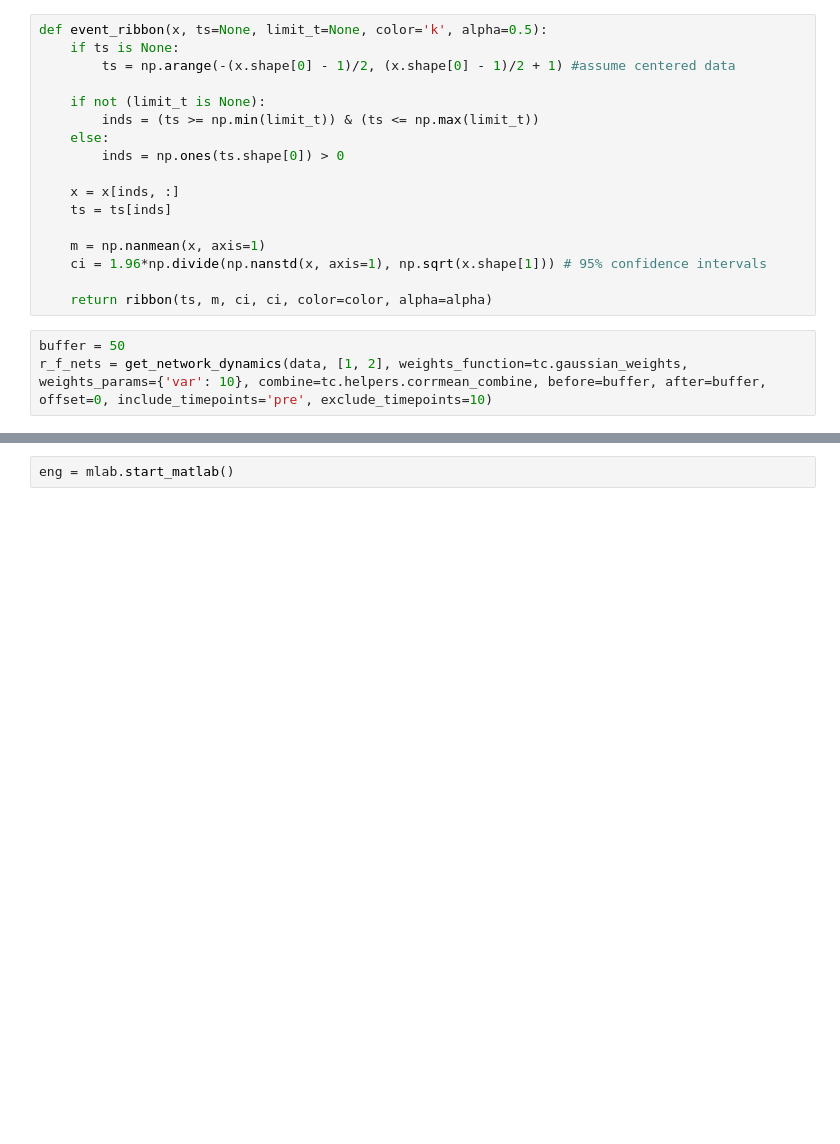
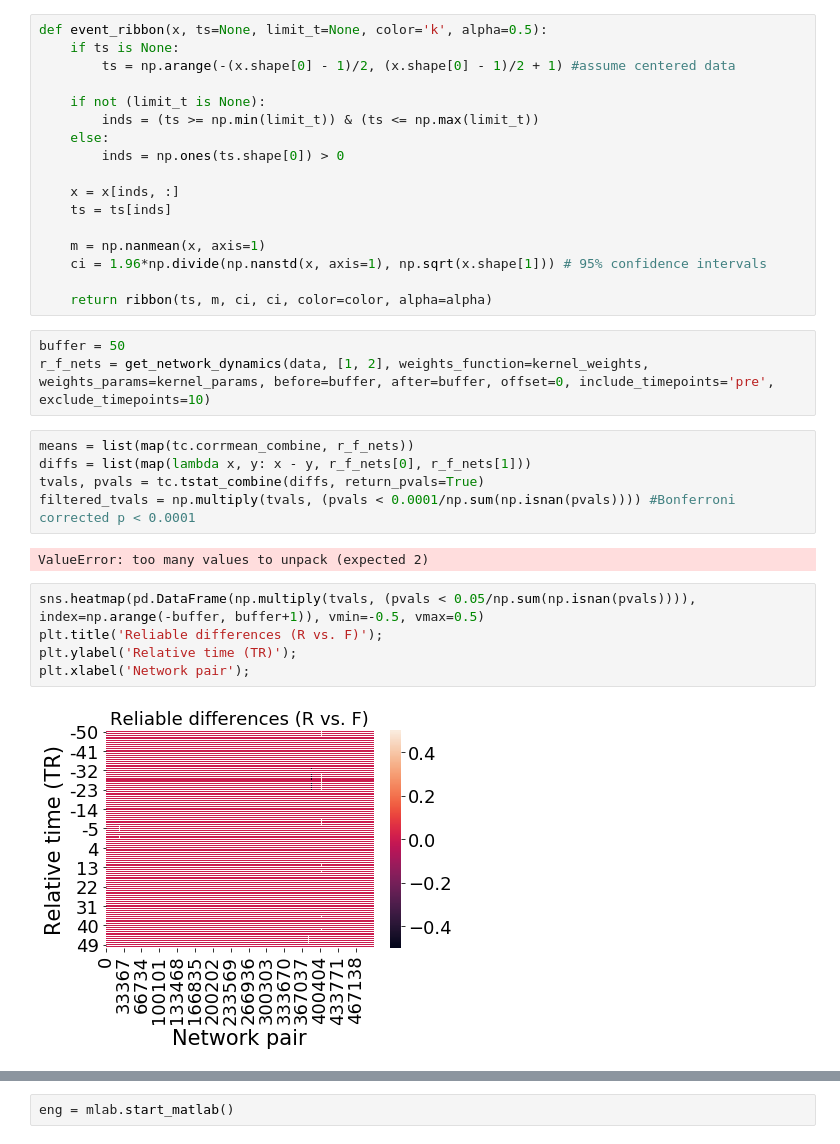
Before and after one commit to ContextLab/directed-forgetting-network-dynamics, a Jupyter notebook: code/network_analyses.ipynb, the cells around one changed output, grey strips where cells are left out. Cells and saved outputs as stored; diff of their text form; blank space fills up the shorter version.

```diff
--- a/code/network_analyses.ipynb
+++ b/code/network_analyses.ipynb
@@ -250,5 +256,19 @@ def event_ribbon(x, ts=None, limit_t=None, color='k', alpha=0.5):
     return ribbon(ts, m, ci, ci, color=color, alpha=alpha)
 # %%
 buffer = 50
-r_f_nets = get_network_dynamics(data, [1, 2], weights_function=tc.gaussian_weights, weights_params={'var': 10}, combine=tc.helpers.corrmean_combine, before=buffer, after=buffer, offset=0, include_timepoints='pre', exclude_timepoints=10)
+r_f_nets = get_network_dynamics(data, [1, 2], weights_function=kernel_weights, weights_params=kernel_params, before=buffer, after=buffer, offset=0, include_timepoints='pre', exclude_timepoints=10)
+# %%
+means = list(map(tc.corrmean_combine, r_f_nets))
+diffs = list(map(lambda x, y: x - y, r_f_nets[0], r_f_nets[1]))
+tvals, pvals = tc.tstat_combine(diffs, return_pvals=True)
+filtered_tvals = np.multiply(tvals, (pvals < 0.0001/np.sum(np.isnan(pvals)))) #Bonferroni corrected p < 0.0001
+# %% [output]
+ValueError: too many values to unpack (expected 2)
+# %%
+sns.heatmap(pd.DataFrame(np.multiply(tvals, (pvals < 0.05/np.sum(np.isnan(pvals)))), index=np.arange(-buffer, buffer+1)), vmin=-0.5, vmax=0.5)
+plt.title('Reliable differences (R vs. F)');
+plt.ylabel('Relative time (TR)');
+plt.xlabel('Network pair');
+# %% [output]
+[figure, added]
 # %%
```
Also changed, not shown: parts of 18 cells of this notebook, 8 other files.
